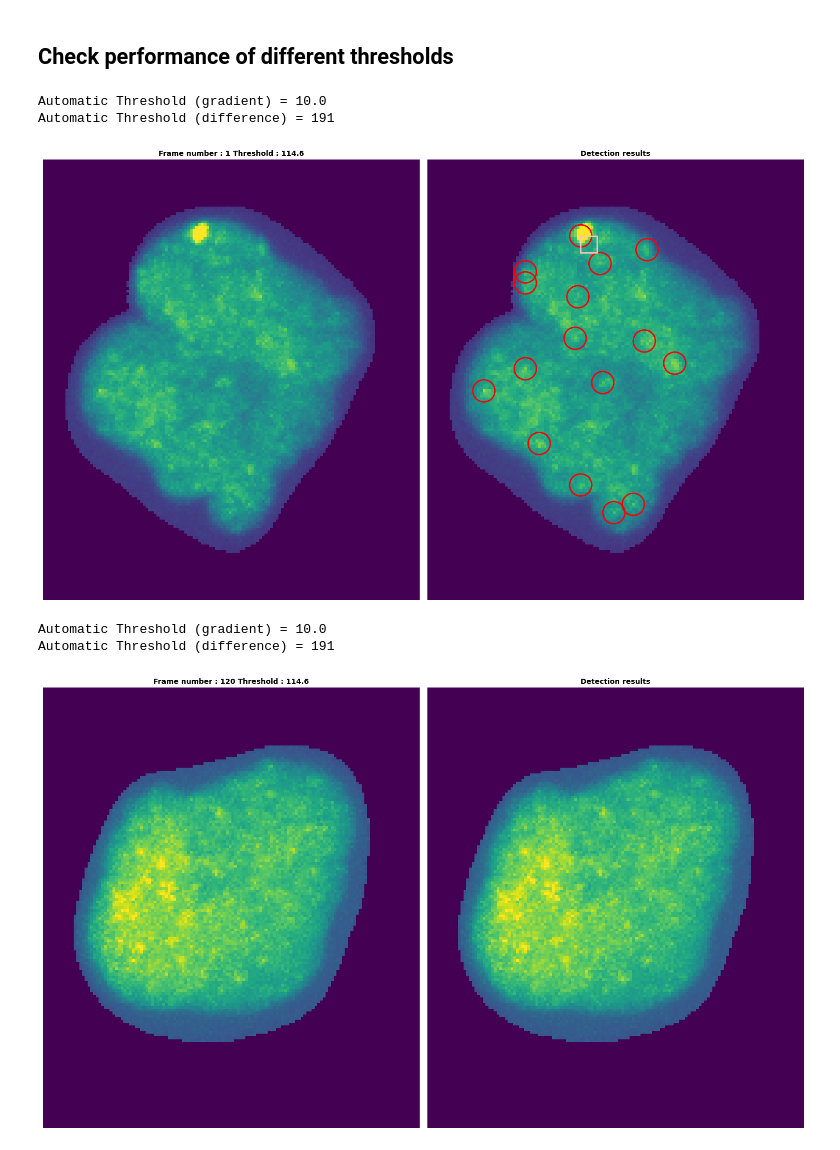
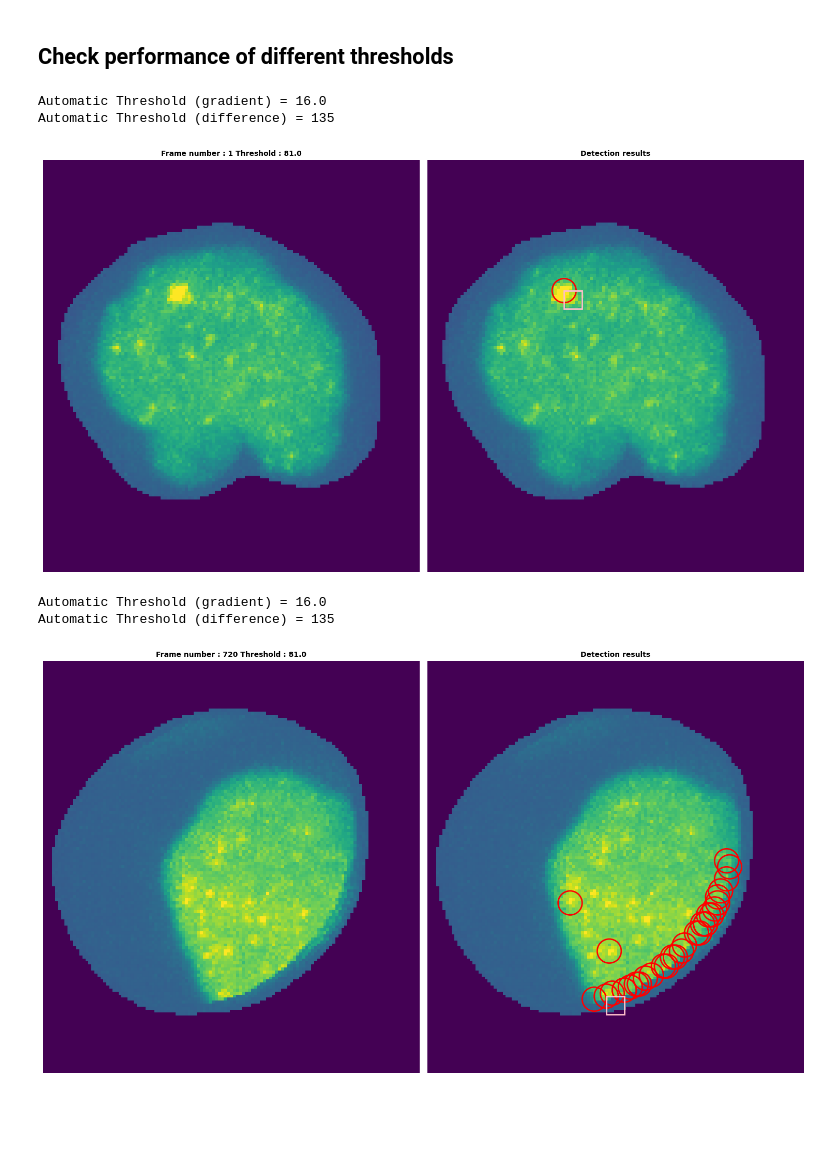
Before and after one commit to raphaeluniversitebdx/StageM2, a Jupyter notebook: detection/4_getThreshold&Spots.ipynb, the cells around one changed output. Cells and saved outputs as stored; diff of their text form; code cells hidden in the pictures; blank space fills up the shorter version.

```diff
--- a/detection/4_getThreshold&Spots.ipynb
+++ b/detection/4_getThreshold&Spots.ipynb
@@ -33,16 +33,16 @@ from follow_cells import *
 # %% [markdown]
 ## Specify voxel and object size
 # %%
-voxelRadius = (600, 110, 110)
-objectRadius = (600, 105, 105)
+voxelRadius = (700, 110, 110)
+objectRadius = (700, 105, 105)
 # %% [markdown]
 ## Give Input path and load data
 # %%
-homeFolder = '/media/raphael/data/works/20231220_C3_14_2h_ofON/bleach_correction/w_background' + '/'
-nameKey = 'C3.14_ON_01_w1SPI-488_s'
+homeFolder = '/media/raphael/Genia_ordi/20240612_c3.45_ON_01_w1SPI-488/S2/'
+nameKey = 'c3.45_ON_01_w1SPI-488_s'
 
-imsQ = '4'
-cellNumber = '22'
+imsQ = '2'
+cellNumber = '15'
 
 pathToTimeFrames = homeFolder+nameKey+imsQ+'/*.tif'
 path_input = homeFolder+nameKey+imsQ+'/cell_'+str(cellNumber)+'/'
@@ -63,7 +63,7 @@ maskcell.shape
 # %%
 images = []
 spots_list=[]
-MaxTimePoint = 121
+MaxTimePoint = 721
 for t in range(1,MaxTimePoint,1):
 
     path = os.path.join(path_input, nucleiStackForm+str(cellNumber)+'_t'+str(f"{t:03}")+".tif")
@@ -121,7 +121,7 @@ plt.legend()
 ## Check performance of different thresholds
 # %%
 
-for t in [1,120]:
+for t in [1,720]:
     path = os.path.join(path_input, nucleiStackForm+str(cellNumber)+'_t'+str(f"{t:03}")+".tif")
     rna = stack.read_image(path)
 
@@ -129,42 +129,42 @@ for t in [1,120]:
 
 
     rna_mip = stack.maximum_projection(rna)
-    thrs = 191*0.6
+    thrs = 135*0.6
 
     # spot radius
     spot_radius_px = detection.get_object_radius_pixel(
         voxel_size_nm=voxelRadius,
         object_radius_nm=objectRadius,
         ndim=3)
 
     # LoG filter
     rna_log = stack.log_filter(rna, sigma=spot_radius_px)
 
     # local maximum detection
     mask = detection.local_maximum_detection(rna_log, min_distance=spot_radius_px)
 
     # thresholding
     threshold = detection.automated_threshold_setting(rna_log, mask)
     print('Automatic Threshold (gradient) = '+str(threshold_image_list))
     spots_current, _ = detection.spots_thresholding(rna_log, mask, thrs)
     print('Automatic Threshold (difference) = '+str((kneedle.x[xx])))
 
     spots_currentGrd, _ = detection.spots_thresholding(rna_log, mask, threshold_image_list)
     spots_currentKneedl, _ = detection.spots_thresholding(rna_log, mask, np.float64(kneedle.x[xx]))
 
     plot.plot_detection(rna_mip,
                             spots=[spots_current, spots_currentKneedl],
                             shape=["circle", 'square'],
                             radius=[4,6],
                             color=["red",'pink'],
                             linewidth=[2,2],
                             fill=[False,False],
                             title='Frame number : '+ str(t)+ ' Threshold : '+str(thrs),
                             contrast=True)
 # %% [output]
-Automatic Threshold (gradient) = 10.0
-Automatic Threshold (difference) = 191
+Automatic Threshold (gradient) = 16.0
+Automatic Threshold (difference) = 135
-[figure, old version]
+[figure, new version]
-Automatic Threshold (gradient) = 10.0
-Automatic Threshold (difference) = 191
+Automatic Threshold (gradient) = 16.0
+Automatic Threshold (difference) = 135
-[figure, old version]
+[figure, new version]
```
Also changed, not shown: parts of 5 cells of this notebook, 16 other files.
